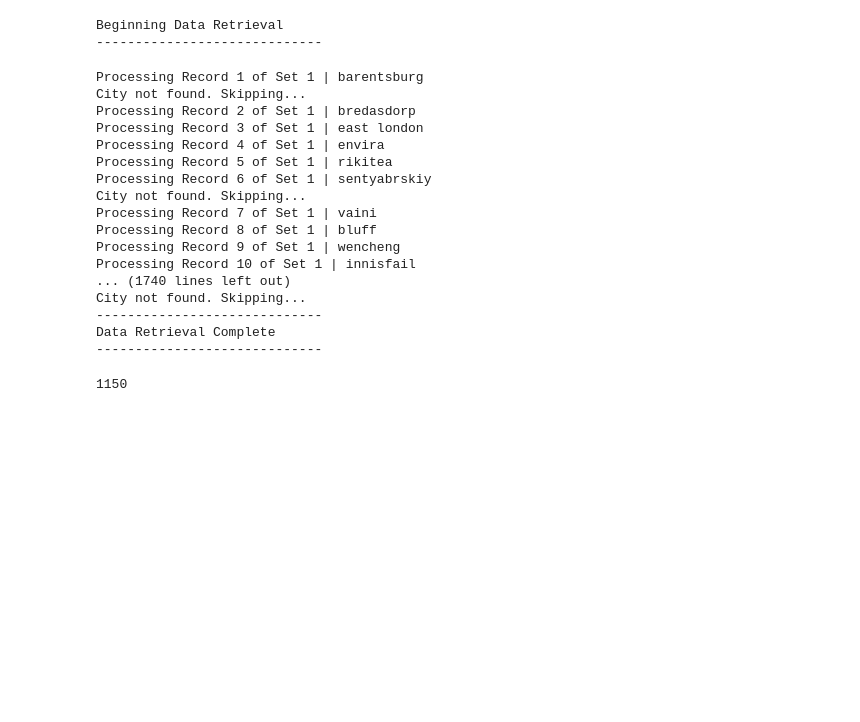
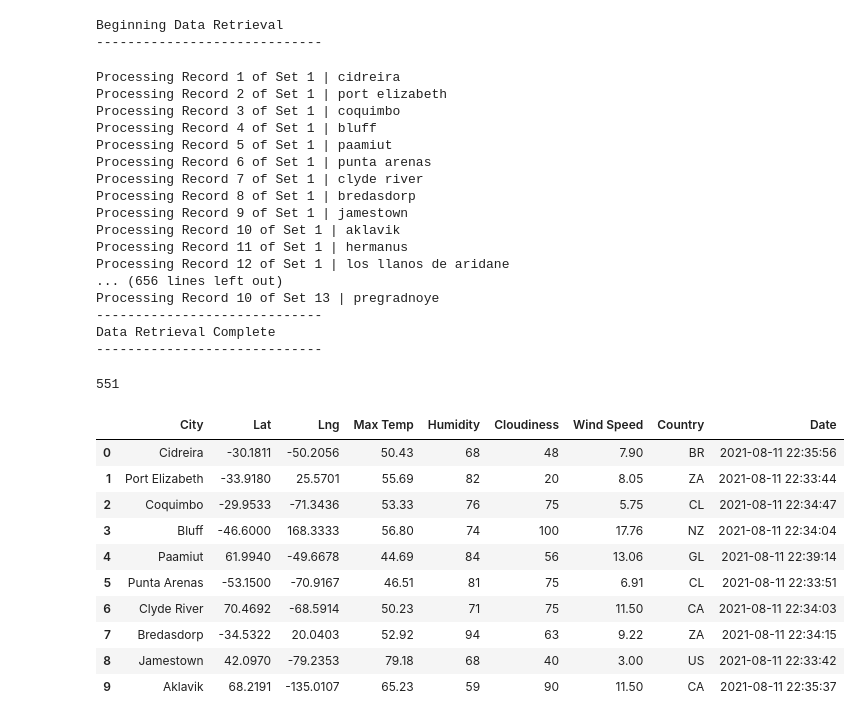
Before and after one commit to DMZellmer/World_Weather_Analysis, a Jupyter notebook: WeatherPy.ipynb, the cells around one changed output. Saved outputs shown, nothing was run; the diff lists cells and outputs as text; code cells hidden in the pictures; blank space fills up the shorter version.

```diff
--- a/WeatherPy.ipynb
+++ b/WeatherPy.ipynb
@@ -65,7 +65,7 @@ https://api.openweathermap.org/data/2.5/weather?q=barentsburg&appid=1e846faa8211
 
 
 # Create an empty list to hold the weather data.
-city_data = cities
+city_data = []
 # Print the beginning of the logging.
 print("Beginning Data Retrieval     ")
 print("-----------------------------")
@@ -78,14 +78,14 @@ Beginning Data Retrieval
 -----------------------------
 # %%
   # Loop through all the cities in the list.
-for i, city in enumerate(city_data):
+for i, city in enumerate(cities):
 
     # Group cities in sets of 50 for logging purposes.
     if (i % 50 == 0 and i >= 50):
         set_count += 1
         record_count = 1
     # Create endpoint URL with each city.
-    city_url = f"https://api.openweathermap.org/data/2.5/weather?q={city}&appid={weather_api_key}"
+    city_url = f"https://api.openweathermap.org/data/2.5/weather?q={city}&appid={weather_api_key}&London&units=imperial"
     #city_url = url + "&q=" + city.replace(" ","+")
 
     # Log the URL, record, and set numbers and the city.
@@ -127,24 +127,39 @@ print("-----------------------------")
 print("Data Retrieval Complete      ")
 print("-----------------------------")
 # %% [output]
-Processing Record 1 of Set 1 | barentsburg
-City not found. Skipping...
-Processing Record 2 of Set 1 | bredasdorp
-Processing Record 3 of Set 1 | east london
-Processing Record 4 of Set 1 | envira
-Processing Record 5 of Set 1 | rikitea
-Processing Record 6 of Set 1 | sentyabrskiy
-City not found. Skipping...
-Processing Record 7 of Set 1 | vaini
-Processing Record 8 of Set 1 | bluff
-Processing Record 9 of Set 1 | wencheng
-Processing Record 10 of Set 1 | innisfail
-... (1740 lines left out)
-City not found. Skipping...
+Processing Record 1 of Set 1 | cidreira
+Processing Record 2 of Set 1 | port elizabeth
+Processing Record 3 of Set 1 | coquimbo
+Processing Record 4 of Set 1 | bluff
+Processing Record 5 of Set 1 | paamiut
+Processing Record 6 of Set 1 | punta arenas
+Processing Record 7 of Set 1 | clyde river
+Processing Record 8 of Set 1 | bredasdorp
+Processing Record 9 of Set 1 | jamestown
+Processing Record 10 of Set 1 | aklavik
+Processing Record 11 of Set 1 | hermanus
+Processing Record 12 of Set 1 | los llanos de aridane
+... (656 lines left out)
+Processing Record 10 of Set 13 | pregradnoye
 -----------------------------
 Data Retrieval Complete
 -----------------------------
 # %%
 len(city_data)
 # %% [output]
-1150
+551
+# %%
+city_data_df = pd.DataFrame(city_data)
+city_data_df.head(10)
+# %% [output]
+|  | City | Lat | Lng | Max Temp | Humidity | Cloudiness | Wind Speed | Country | Date |
+| 0 | Cidreira | -30.1811 | -50.2056 | 50.43 | 68 | 48 | 7.90 | BR | 2021-08-11 22:35:56 |
+| 1 | Port Elizabeth | -33.9180 | 25.5701 | 55.69 | 82 | 20 | 8.05 | ZA | 2021-08-11 22:33:44 |
+| 2 | Coquimbo | -29.9533 | -71.3436 | 53.33 | 76 | 75 | 5.75 | CL | 2021-08-11 22:34:47 |
+| 3 | Bluff | -46.6000 | 168.3333 | 56.80 | 74 | 100 | 17.76 | NZ | 2021-08-11 22:34:04 |
+| 4 | Paamiut | 61.9940 | -49.6678 | 44.69 | 84 | 56 | 13.06 | GL | 2021-08-11 22:39:14 |
+| 5 | Punta Arenas | -53.1500 | -70.9167 | 46.51 | 81 | 75 | 6.91 | CL | 2021-08-11 22:33:51 |
+| 6 | Clyde River | 70.4692 | -68.5914 | 50.23 | 71 | 75 | 11.50 | CA | 2021-08-11 22:34:03 |
+| 7 | Bredasdorp | -34.5322 | 20.0403 | 52.92 | 94 | 63 | 9.22 | ZA | 2021-08-11 22:34:15 |
+| 8 | Jamestown | 42.0970 | -79.2353 | 79.18 | 68 | 40 | 3.00 | US | 2021-08-11 22:33:42 |
+| 9 | Aklavik | 68.2191 | -135.0107 | 65.23 | 59 | 90 | 11.50 | CA | 2021-08-11 22:35:37 |
```
Also changed, not shown: parts of 7 cells of this notebook, 2 other files.
